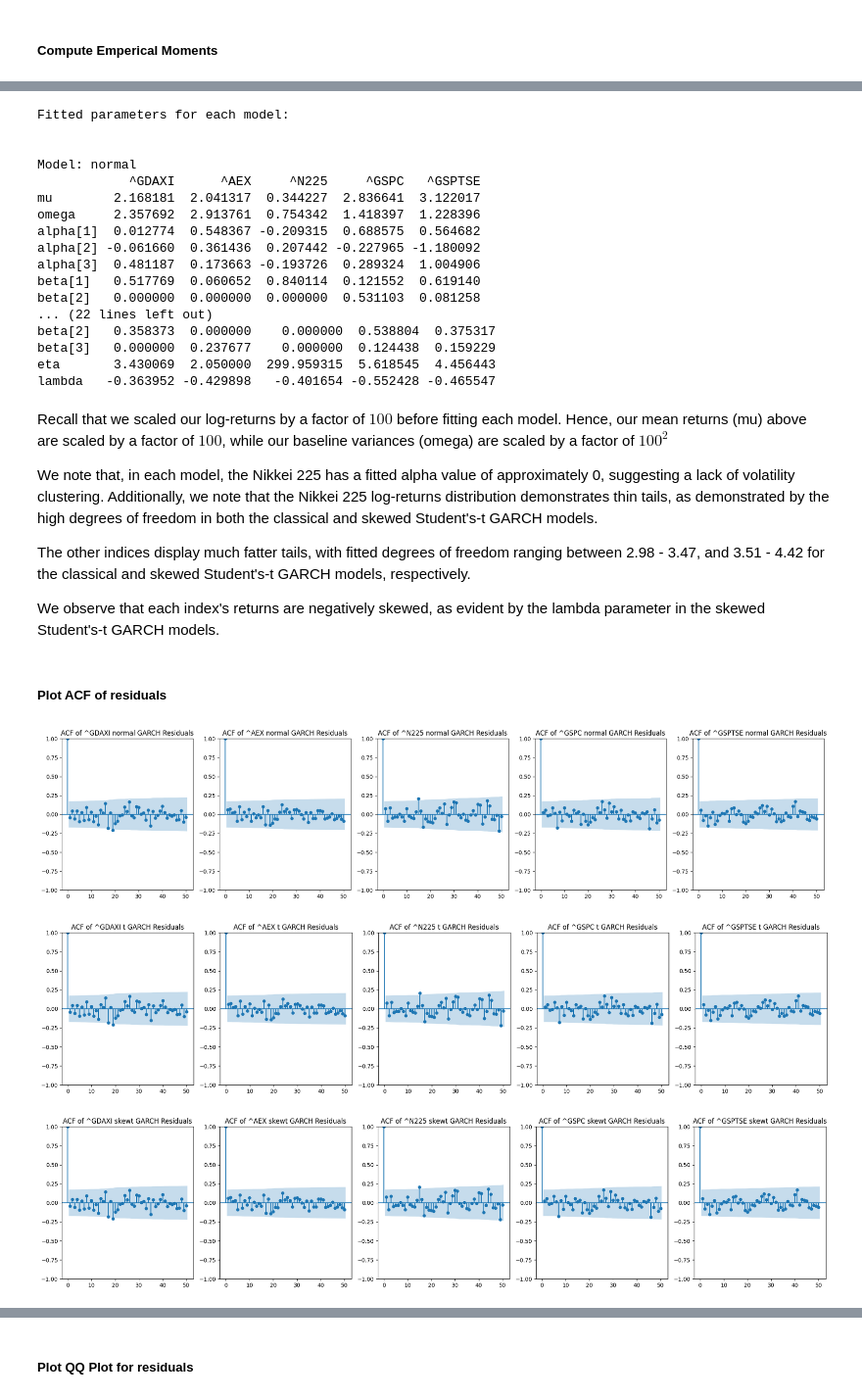
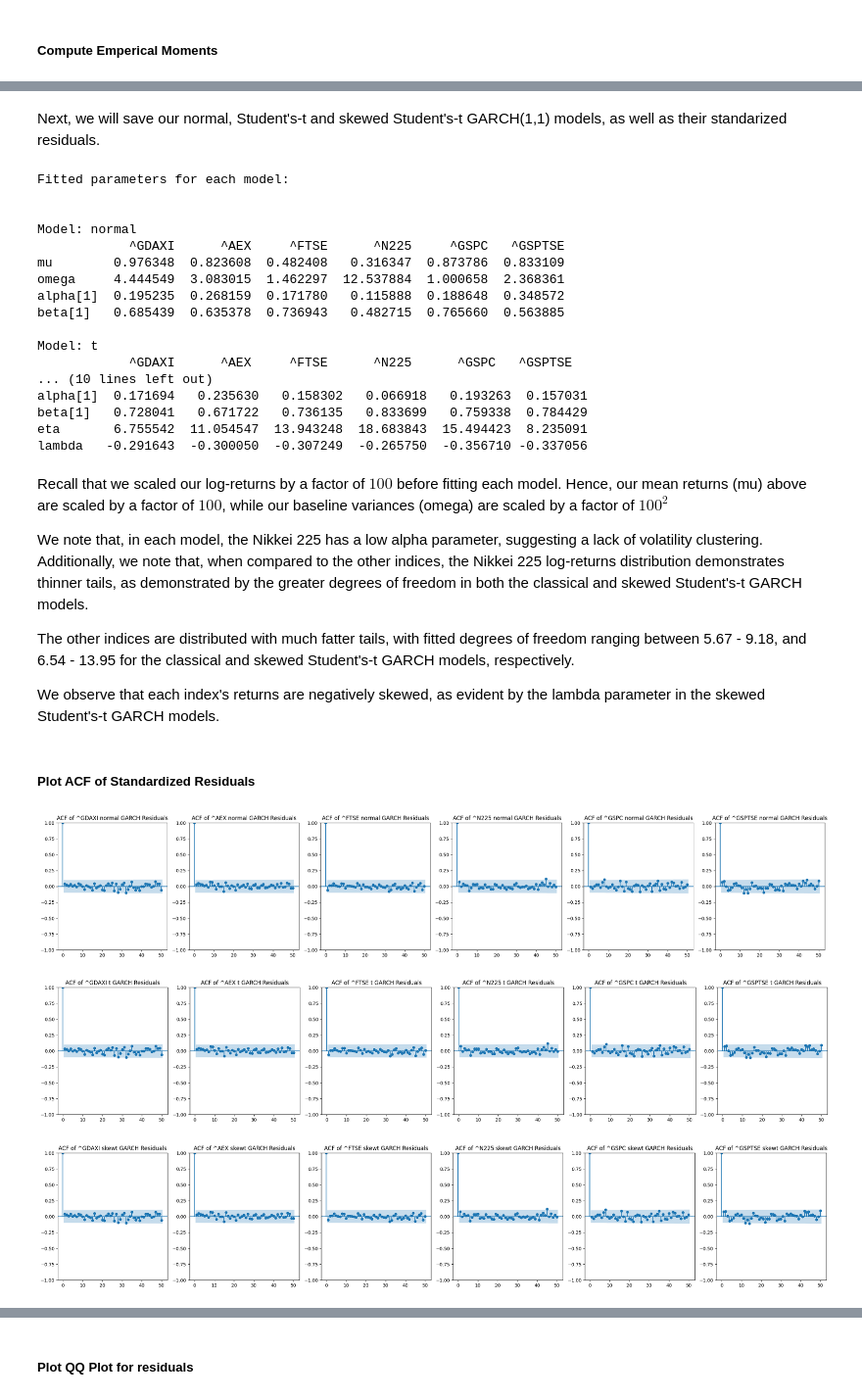
Before and after one commit to somethingwithmuffininit/GARCH-Copula-BasketModel, a Jupyter notebook: program.ipynb, the cells around one changed output, grey strips where cells are left out. Shown at 98% size. Drawn from its saved outputs; the diff is of its cells as text; code cells hidden in the pictures.

```diff
--- a/program.ipynb
+++ b/program.ipynb
@@ -74,8 +95,8 @@ for ticker in tickers:
     merged_data[ticker] = merged_data[ticker].ffill()
 
 
-#Resample at end of each quarter
-merged_data = merged_data.resample("QE").last()
+#Resample at end of each month
+merged_data = merged_data.resample("M").last()
 
 #Compute Log Returns
 merged_data[:] = np.log(1+merged_data.pct_change())
@@ -118,18 +187,17 @@ Note: We are actually fitting the GARCH model to 100 times the log-return data,
+# %% [markdown]
+Next, we will save our normal, Student's-t and skewed Student's-t GARCH(1,1) models, as well as their standarized residuals.
 # %%
-u_dict = {}
-residuals_dict = {}
+fitted_models = {}
+std_residuals = {}
 
-fitted_models = {}
-distributions = ("normal","t","skewt")
-
-norm_df,t_df,skewt_df = pd.DataFrame(),pd.DataFrame(),pd.DataFrame()
-
-#Fit each GARCH model, store results in fitted_models dictionary
+#Fit each GARCH model, store models in fitted_models dictionary and standarized residuals in std_residuals dictionary
 for dist in distributions:
     for ticker in tickers:
         # as suggested by the documentation, we scale our data to improve numerical stability
-        model = arch_model(merged_data[ticker]*100, vol="EGarch", p=3, q=3, dist=dist, rescale=False)
+        model = arch_model(merged_data[ticker]*100, vol="Garch", p=1, q=1, dist=dist, rescale=False)
         fitted_models[(ticker,dist)] = model.fit(options={'maxiter': 1000, 'ftol': 1e-8},disp="off")
+        std_residuals[(ticker,dist)] = fitted_models[(ticker,dist)].resid / fitted_models[(ticker,dist)].conditional_volatility
+
 
 
 #Creates a dataframe with the fitted parameters from each model, and prints results
@@ -140,46 +208,55 @@ for dist in distributions:
         df[ticker] = fitted_models[(ticker,dist)].params
     print("\nModel: "+dist)
     print(round(df,10))
+
+    if dist == "t":
+        min_nu = sorted(df.loc['nu'])[0]
+        max_nu = sorted(df.loc['nu'])[-1]
+        max_nu_2 = sorted(df.loc['nu'])[-2]
+
+    if dist == "skewt":
+        min_eta = sorted(df.loc['eta'])[0]
+        max_eta = sorted(df.loc['eta'])[-1]
+        max_eta_2 = sorted(df.loc['eta'])[-2]
 # %% [output]
 Fitted parameters for each model:
 
 
 Model: normal
-            ^GDAXI      ^AEX     ^N225     ^GSPC   ^GSPTSE
-mu        2.168181  2.041317  0.344227  2.836641  3.122017
-omega     2.357692  2.913761  0.754342  1.418397  1.228396
-alpha[1]  0.012774  0.548367 -0.209315  0.688575  0.564682
-alpha[2] -0.061660  0.361436  0.207442 -0.227965 -1.180092
-alpha[3]  0.481187  0.173663 -0.193726  0.289324  1.004906
-beta[1]   0.517769  0.060652  0.840114  0.121552  0.619140
-beta[2]   0.000000  0.000000  0.000000  0.531103  0.081258
-... (22 lines left out)
-beta[2]   0.358373  0.000000    0.000000  0.538804  0.375317
-beta[3]   0.000000  0.237677    0.000000  0.124438  0.159229
-eta       3.430069  2.050000  299.959315  5.618545  4.456443
-lambda   -0.363952 -0.429898   -0.401654 -0.552428 -0.465547
+            ^GDAXI      ^AEX     ^FTSE      ^N225     ^GSPC   ^GSPTSE
+mu        0.976348  0.823608  0.482408   0.316347  0.873786  0.833109
+omega     4.444549  3.083015  1.462297  12.537884  1.000658  2.368361
+alpha[1]  0.195235  0.268159  0.171780   0.115888  0.188648  0.348572
+beta[1]   0.685439  0.635378  0.736943   0.482715  0.765660  0.563885
+
+Model: t
+            ^GDAXI      ^AEX     ^FTSE      ^N225      ^GSPC   ^GSPTSE
+... (10 lines left out)
+alpha[1]  0.171694   0.235630   0.158302   0.066918   0.193263  0.157031
+beta[1]   0.728041   0.671722   0.736135   0.833699   0.759338  0.784429
+eta       6.755542  11.054547  13.943248  18.683843  15.494423  8.235091
+lambda   -0.291643  -0.300050  -0.307249  -0.265750  -0.356710 -0.337056
 # %% [markdown]
 Recall that we scaled our log-returns by a factor of $100$ before fitting each model. Hence, our mean returns (mu) above are scaled by a factor of $100$, while our baseline variances (omega) are scaled by a factor of $100^2$
 
-We note that, in each model, the Nikkei 225 has a fitted alpha value of approximately 0, suggesting a lack of volatility clustering. Additionally, we note that the Nikkei 225 log-returns distribution demonstrates thin tails, as demonstrated by the high degrees of freedom in both the classical and skewed Student's-t GARCH models.
+We note that, in each model, the Nikkei 225 has a low alpha parameter, suggesting a lack of volatility clustering. Additionally, we note that, when compared to the other indices, the Nikkei 225 log-returns distribution demonstrates thinner tails, as demonstrated by the greater degrees of freedom in both the classical and skewed Student's-t GARCH models.
 
-The other indices display much fatter tails, with fitted degrees of freedom ranging between 2.98 - 3.47,  and 3.51 - 4.42 for the classical and skewed Student's-t GARCH models, respectively.
+The other indices are distributed with much fatter tails, with fitted degrees of freedom ranging between 5.67 - 9.18, and 6.54 - 13.95 for the classical and skewed Student's-t GARCH models, respectively.
 
 We observe that each index's returns are negatively skewed, as evident by the lambda parameter in the skewed Student's-t GARCH models.
 # %% [markdown]
-##### Plot ACF of residuals
+##### Plot ACF of Standardized Residuals
 # %%
-
 #This plots the ACF of the residuals of each GARCH, and displays them side by side for comparision
 for dist in distributions:
     num_tickers = len(tickers)
     fig, axes = plt.subplots(1, num_tickers, figsize=(5 * num_tickers, 5))
     for i in range(num_tickers):
         ticker = tickers[i]
-        plot_acf(fitted_models[(ticker,dist)].resid, lags=50, ax=axes[i])
+        plot_acf(std_residuals[(ticker,dist)], lags=50, ax=axes[i])
         axes[i].set_title('ACF of ' + ticker + " " + dist + ' GARCH Residuals')
 # %% [output]
-[figure, old version]
+[figure, new version]
-[figure, old version]
+[figure, new version]
-[figure, old version]
+[figure, new version]
 # %% [markdown]
```
Also changed, not shown: parts of 27 cells of this notebook, 14 other files.
